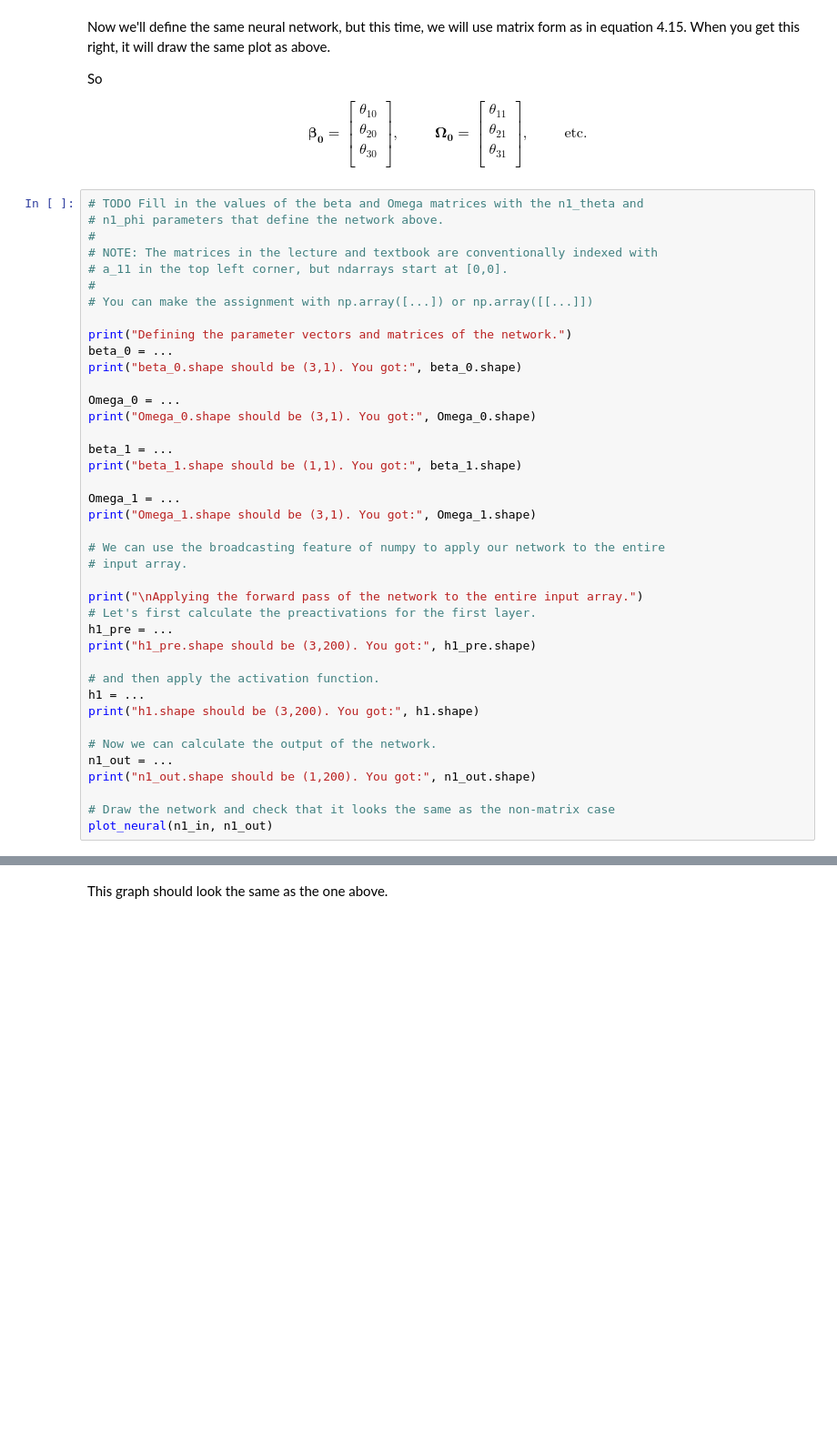
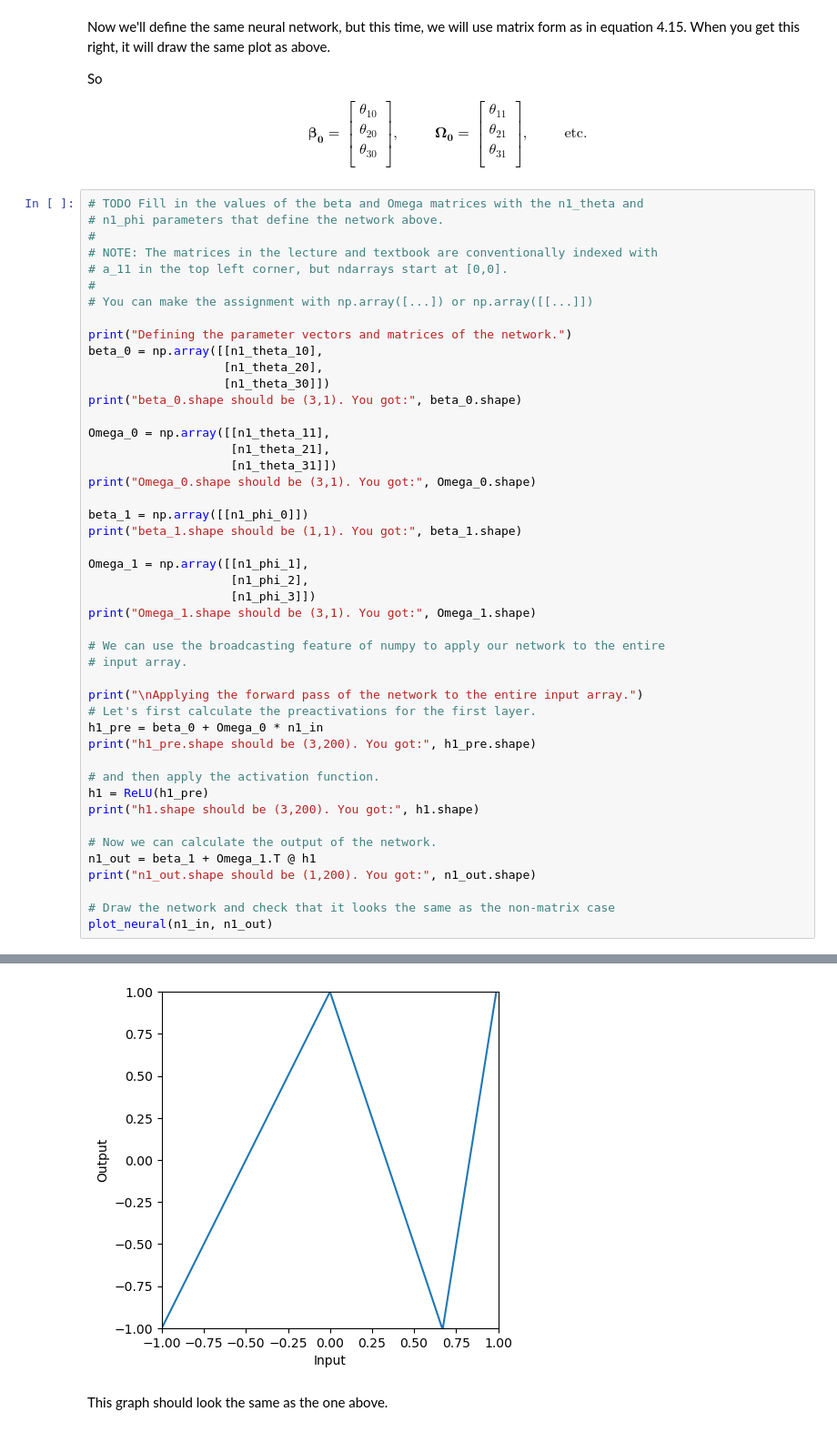
Before and after one commit to aaaaallentsai/DL-2026-Spring, a Jupyter notebook: hw/hw2/hw2_part2_deep_networks.ipynb, the cells around one changed output, grey strips where cells are left out. Shown at 91% size. Cells and saved outputs as stored; diff of their text form; blank space fills up the shorter version.

```diff
--- a/hw/hw2/hw2_part2_deep_networks.ipynb
+++ b/hw/hw2/hw2_part2_deep_networks.ipynb
@@ -390,16 +466,22 @@ $$
 # You can make the assignment with np.array([...]) or np.array([[...]])
 
 print("Defining the parameter vectors and matrices of the network.")
-beta_0 = ...
+beta_0 = np.array([[n1_theta_10],
+                   [n1_theta_20],
+                   [n1_theta_30]])
 print("beta_0.shape should be (3,1). You got:", beta_0.shape)
 
-Omega_0 = ...
+Omega_0 = np.array([[n1_theta_11],
+                    [n1_theta_21],
+                    [n1_theta_31]])
 print("Omega_0.shape should be (3,1). You got:", Omega_0.shape)
 
-beta_1 = ...
+beta_1 = np.array([[n1_phi_0]])
 print("beta_1.shape should be (1,1). You got:", beta_1.shape)
 
-Omega_1 = ...
+Omega_1 = np.array([[n1_phi_1],
+                    [n1_phi_2],
+                    [n1_phi_3]])
 print("Omega_1.shape should be (3,1). You got:", Omega_1.shape)
 
 # We can use the broadcasting feature of numpy to apply our network to the entire
@@ -407,16 +489,17 @@ print("Omega_1.shape should be (3,1). You got:", Omega_1.shape)
 
 print("\nApplying the forward pass of the network to the entire input array.")
 # Let's first calculate the preactivations for the first layer.
-h1_pre = ...
+h1_pre = beta_0 + Omega_0 * n1_in
 print("h1_pre.shape should be (3,200). You got:", h1_pre.shape)
 
 # and then apply the activation function.
-h1 = ...
+h1 = ReLU(h1_pre)
 print("h1.shape should be (3,200). You got:", h1.shape)
 
 # Now we can calculate the output of the network.
-n1_out = ...
+n1_out = beta_1 + Omega_1.T @ h1
 print("n1_out.shape should be (1,200). You got:", n1_out.shape)
 
 # Draw the network and check that it looks the same as the non-matrix case
 plot_neural(n1_in, n1_out)
+# %% [output]
@@ -423,3 +516,4 @@ plot_neural(n1_in, n1_out)
+[figure, added]
 # %% [markdown]
 <!-- END QUESTION -->
 
```
Also changed, not shown: parts of 18 cells of this notebook, 3 other files.
